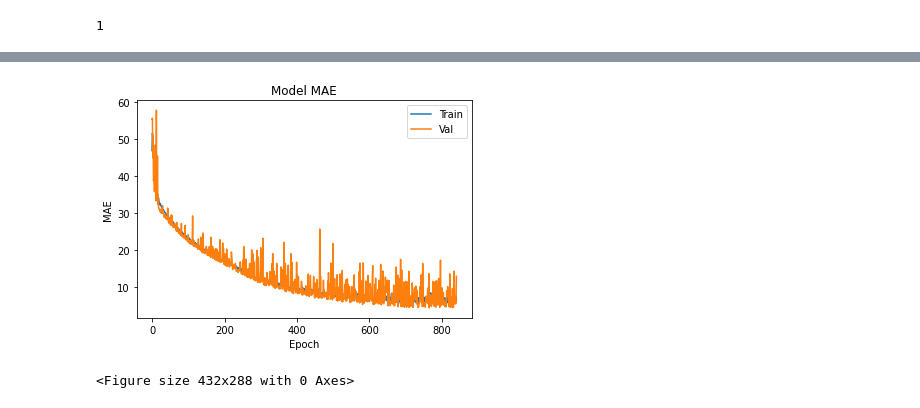
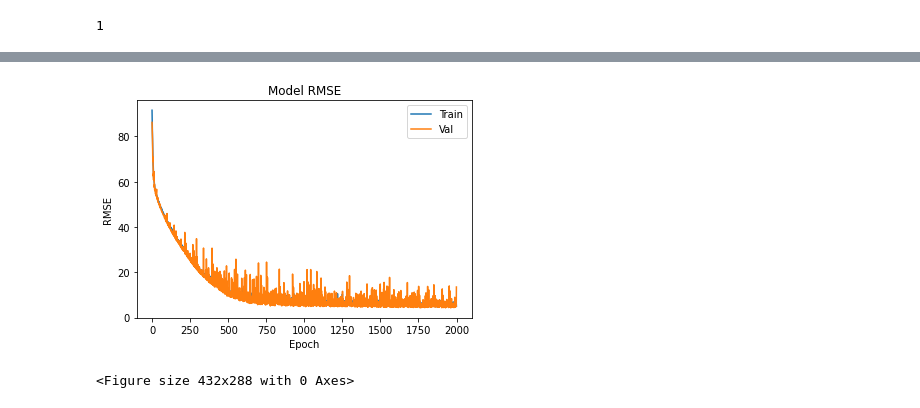
Before and after one commit to Swayamprakashpatel/Sol_ME, a Jupyter notebook: Sol_ME.ipynb, the cells around one changed output, grey strips where cells are left out. Saved outputs shown, nothing was run; the diff lists cells and outputs as text; code cells hidden in the pictures.

```diff
--- a/Sol_ME.ipynb
+++ b/Sol_ME.ipynb
@@ -56,8 +56,8 @@ Y_test = np.asarray(Y_test).astype(np.int64)
 
 filepath = '/content/drive/My Drive/SOLModel.hdf5'
 
-checkpoint = [tf.keras.callbacks.ModelCheckpoint(filepath, monitor='val_mean_absolute_error', mode='min', save_best_only=True, Save_weights_only = False, verbose = 1),
-              tf.keras.callbacks.EarlyStopping(monitor='val_mean_absolute_error', patience=75, verbose =1)]
+checkpoint = [tf.keras.callbacks.ModelCheckpoint(filepath, monitor='val_root_mean_squared_error', mode='min', save_best_only=True, Save_weights_only = False, verbose = 1),
+              tf.keras.callbacks.EarlyStopping(monitor='val_root_mean_squared_error', patience=575, verbose =1)]
 output_nodes = Y.shape[1]
 print(output_nodes)
 # %% [output]
@@ -69,7 +69,7 @@ model = tf.keras.Sequential([
                              #tf.keras.layers.Dense(1762, activation='relu'),
                              tf.keras.layers.Dense(output_nodes, activation ='relu')])
 
-model.compile(optimizer=tf.keras.optimizers.Adadelta(learning_rate = 0.1), loss=tf.keras.losses.MeanSquaredError(), metrics=[tf.keras.metrics.MeanAbsoluteError()])
+model.compile(optimizer=tf.keras.optimizers.Adadelta(learning_rate = 0.1), loss=tf.keras.losses.MeanSquaredError(), metrics=[tf.keras.metrics.RootMeanSquaredError()])
 hist = model.fit(X, Y, epochs= 2000, callbacks=[checkpoint],validation_data=(X, Y), batch_size= None)
 model.evaluate(X_test, Y_test)
 
@@ -118,12 +126,12 @@ KeyError: ignored
 # %%
-plt.plot(hist.history['mean_absolute_error'])
-plt.plot(hist.history['val_mean_absolute_error'])
-plt.title('Model MAE')
-plt.ylabel('MAE')
+plt.plot(hist.history['root_mean_squared_error'])
+plt.plot(hist.history['val_root_mean_squared_error'])
+plt.title('Model RMSE')
+plt.ylabel('RMSE')
 plt.xlabel('Epoch')
 plt.legend(['Train', 'Val'], loc='upper right')
 plt.show()
 plt.savefig('Training.svg', dpi = 600)
 # %% [output]
-[figure, old version]
+[figure, new version]
 <Figure size 432x288 with 0 Axes>
```
Also changed, not shown: parts of 4 cells of this notebook.
